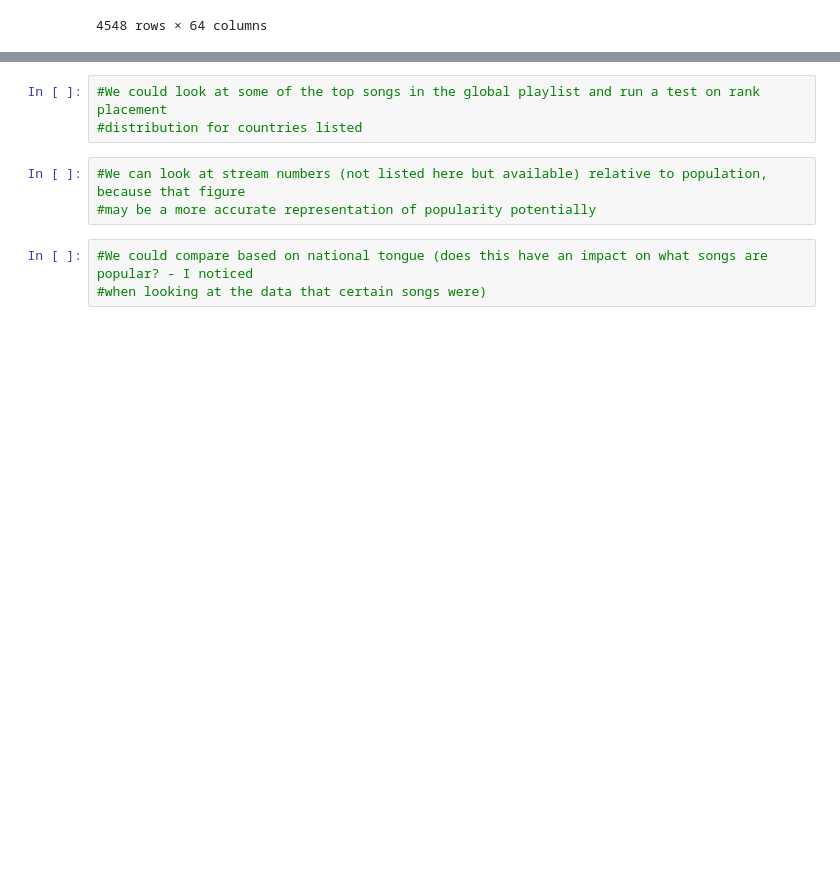
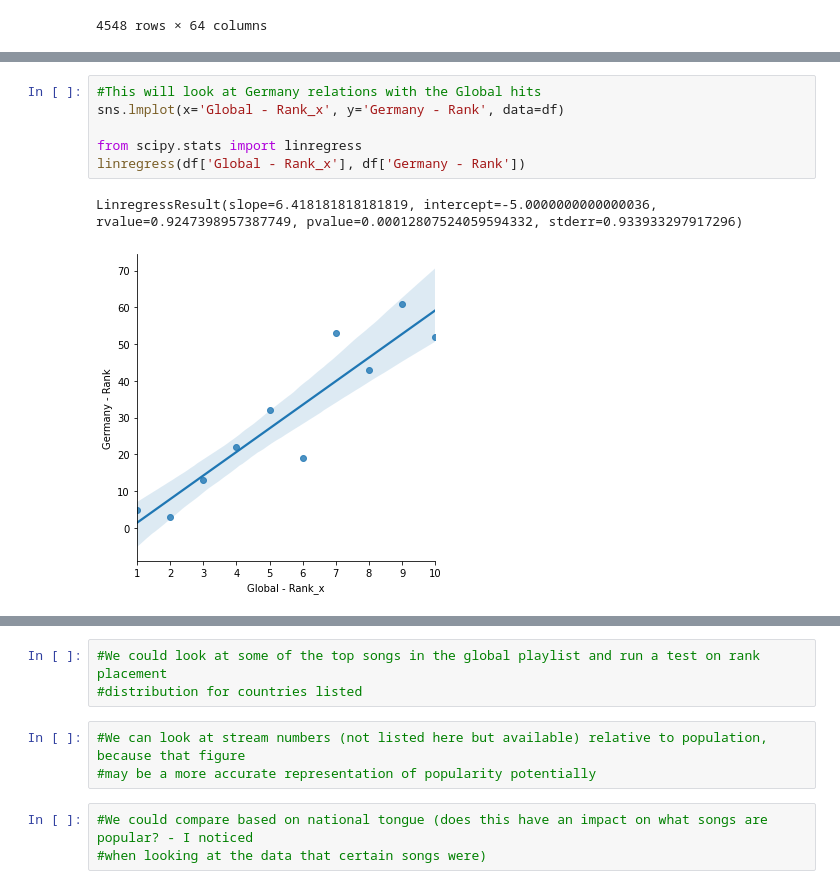
Before and after one commit to rlylecastro/project1, a Jupyter notebook: CountryComparison.ipynb, the cells around one changed output, grey strips where cells are left out. Cells and saved outputs as stored; diff of their text form; blank space fills up the shorter version.

```diff
--- a/CountryComparison.ipynb
+++ b/CountryComparison.ipynb
@@ -168,0 +194,9 @@ plt.show()
+# %%
+#This will look at Germany relations with the Global hits
+sns.lmplot(x='Global - Rank_x', y='Germany - Rank', data=df)
+
+from scipy.stats import linregress
+linregress(df['Global - Rank_x'], df['Germany - Rank'])
+# %% [output]
+LinregressResult(slope=6.418181818181819, intercept=-5.0000000000000036, rvalue=0.9247398957387749, pvalue=0.00012807524059594332, stderr=0.933933297917296)
+[figure, added]
```
Also changed, not shown: parts of 10 cells of this notebook.
